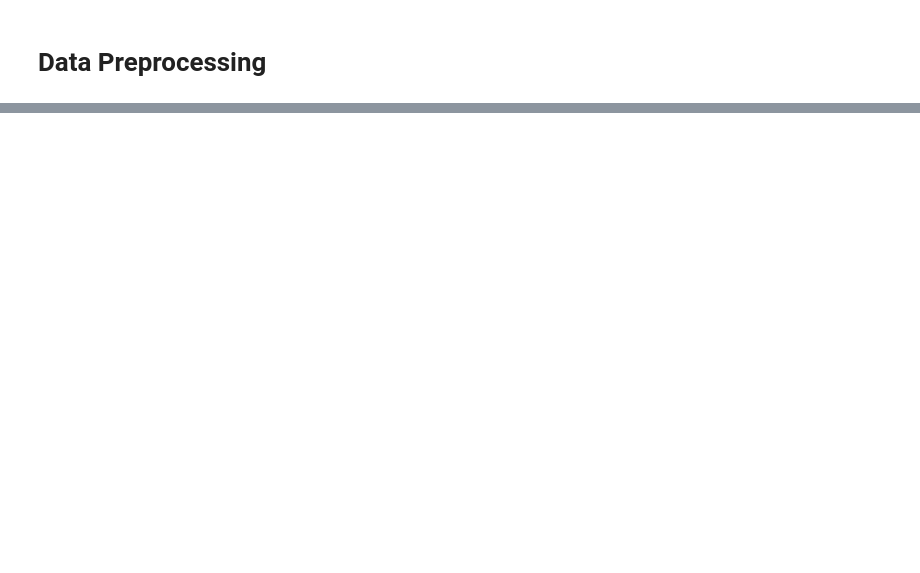
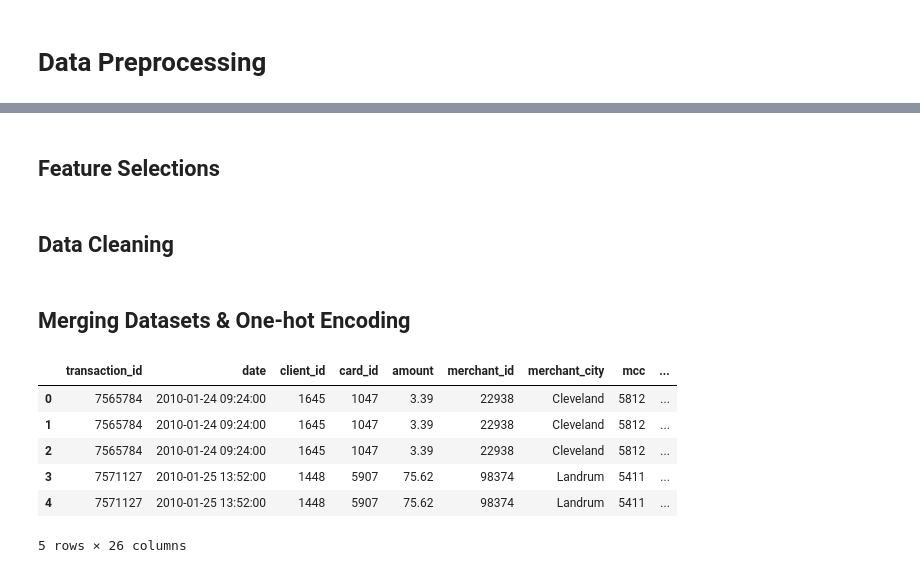
Before and after one commit to Chris-Miracle/fraud-detection, a Jupyter notebook: fraud_detection.ipynb, the cells around one changed output, grey strips where cells are left out. Drawn from its saved outputs; the diff is of its cells as text; code cells hidden in the pictures; blank space fills up the shorter version.

Commit message:
data cleaning

```diff
--- a/fraud_detection.ipynb
+++ b/fraud_detection.ipynb
@@ -115,0 +83,50 @@ dtype: int64
+# %% [markdown]
+## Feature Selections
+# %%
+# Drop merchant_state, zip and errors column on transactions df
+df_transactions.drop(['merchant_state', 'zip', 'errors'], axis=1, inplace=True)
+
+# Drop birth_year, birth_month retirement_age, addresss, lat, long and total_debt columns on users df
+df_users.drop(['birth_year', 'birth_month', 'retirement_age', 'address', 'latitude', 'longitude', 'total_debt'], axis=1, inplace=True)
+
+# Drop card_number, expires cvv, id and acct_open_date columns on cards df
+df_cards.drop(['card_number', 'expires', 'cvv', 'acct_open_date', 'id'], axis=1, inplace=True)
+# %% [markdown]
+## Data Cleaning
+# %%
+# Convert amount column from string to numeric on transactions df
+df_transactions['amount'] = df_transactions['amount'].str.lstrip('$').astype(float)
+
+# Convert per_capita_income and yearly_income column from string to numeric on users df
+df_users['per_capita_income'] = df_users['per_capita_income'].str.lstrip('$').astype(float)
+df_users['yearly_income'] = df_users['yearly_income'].str.lstrip('$').astype(float)
+
+# # Convert credit_limit column from string to numeric on cards df
+df_cards['credit_limit'] = df_cards['credit_limit'].str.lstrip('$').astype(float)
+
+# Rename columns
+df_users.rename(columns={'id': 'client_id'}, inplace=True) # Rename id to client_id
+df_fraud_labels.rename(columns={'index': 'transaction_id', 'target': 'is_fraud'}, inplace=True) # Rename index to transaction_id & target to is_fraud
+df_transactions.rename(columns={'id': 'transaction_id'}, inplace=True) # Rename id to transaction_id
+# %% [markdown]
+## Merging Datasets & One-hot Encoding
+# %%
+# Merge Users to transaction
+df_transactions = pd.merge(df_transactions, df_users, on="client_id")
+
+# Merge Cards to transaction
+df_transactions = pd.merge(df_transactions, df_cards, on='client_id')
+
+# Merge Fraud Labels to transaction
+df_transactions = pd.merge(df_transactions, df_fraud_labels, on='transaction_id')
+
+# Run One-hot encoding to categorical columns
+df_transactions_encoded = pd.get_dummies(df_transactions, columns=["use_chip", "gender", "card_brand", "card_type", "has_chip", "card_on_dark_web", "is_fraud"], drop_first=True)
+# %% [output]
+|  | transaction_id | date | client_id | card_id | amount | merchant_id | merchant_city | mcc | ... |
+| 0 | 7565784 | 2010-01-24 09:24:00 | 1645 | 1047 | 3.39 | 22938 | Cleveland | 5812 | ... |
+| 1 | 7565784 | 2010-01-24 09:24:00 | 1645 | 1047 | 3.39 | 22938 | Cleveland | 5812 | ... |
+| 2 | 7565784 | 2010-01-24 09:24:00 | 1645 | 1047 | 3.39 | 22938 | Cleveland | 5812 | ... |
+| 3 | 7571127 | 2010-01-25 13:52:00 | 1448 | 5907 | 75.62 | 98374 | Landrum | 5411 | ... |
+| 4 | 7571127 | 2010-01-25 13:52:00 | 1448 | 5907 | 75.62 | 98374 | Landrum | 5411 | ... |
+5 rows × 26 columns
```
Also changed, not shown: parts of 5 cells of this notebook.
